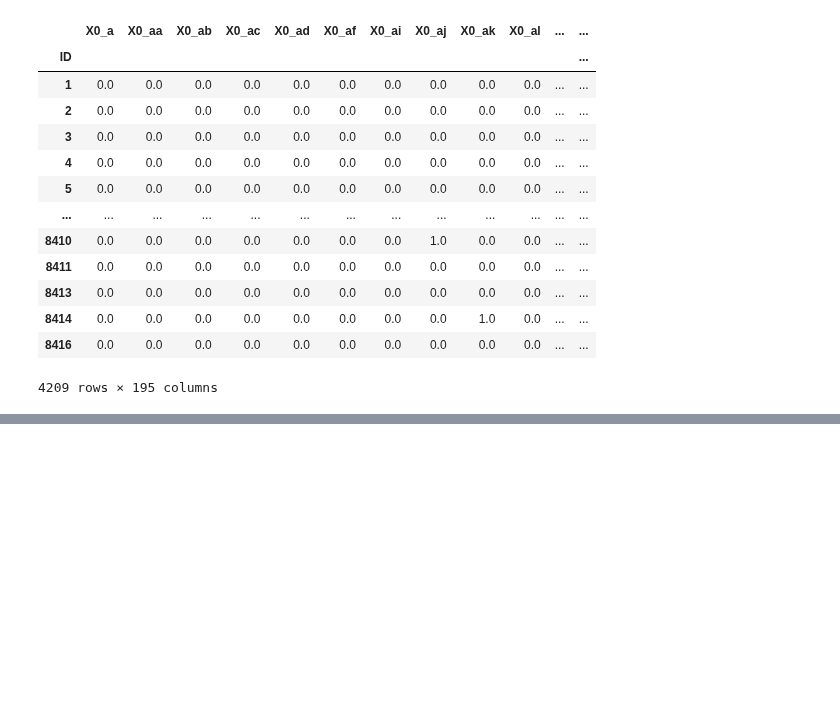
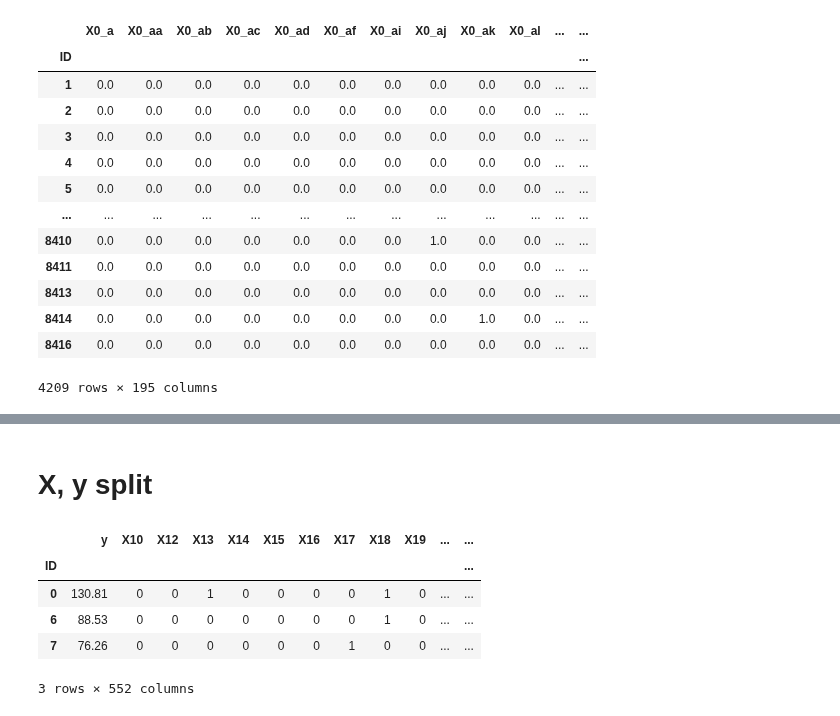
Before and after one commit to wumusill/AI_School, a Jupyter notebook: ML/Benz/benz.ipynb, the cells around one changed output, grey strips where cells are left out. Saved outputs shown, nothing was run; the diff lists cells and outputs as text; code cells hidden in the pictures; blank space fills up the shorter version.

```diff
--- a/ML/Benz/benz.ipynb
+++ b/ML/Benz/benz.ipynb
@@ -215,0 +265,11 @@ pd.concat([train_num, df_train_ohe], axis=1)
+# %% [markdown]
+# X, y split
+# %%
+df_train.head(3)
+# %% [output]
+|  | y | X10 | X12 | X13 | X14 | X15 | X16 | X17 | X18 | X19 | ... | ... |
+| ID |  |  |  |  |  |  |  |  |  |  |  | ... |
+| 0 | 130.81 | 0 | 0 | 1 | 0 | 0 | 0 | 0 | 1 | 0 | ... | ... |
+| 6 | 88.53 | 0 | 0 | 0 | 0 | 0 | 0 | 0 | 1 | 0 | ... | ... |
+| 7 | 76.26 | 0 | 0 | 0 | 0 | 0 | 0 | 1 | 0 | 0 | ... | ... |
+3 rows × 552 columns
```
Also changed, not shown: parts of 30 cells of this notebook, 3 other files.
